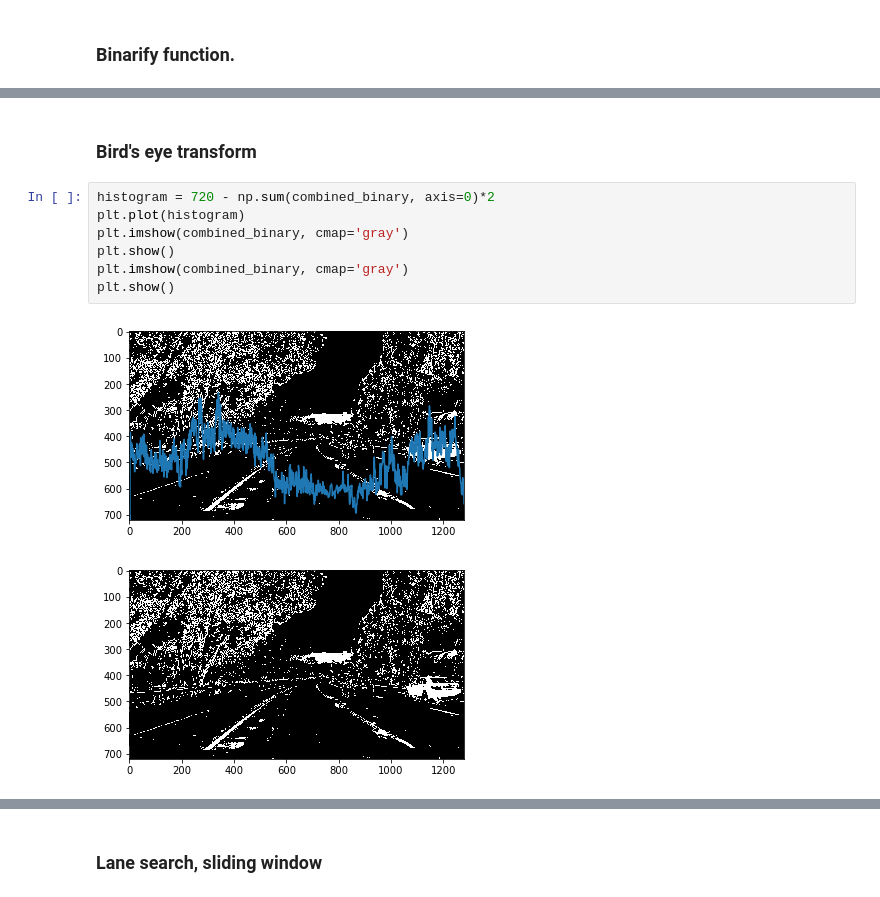
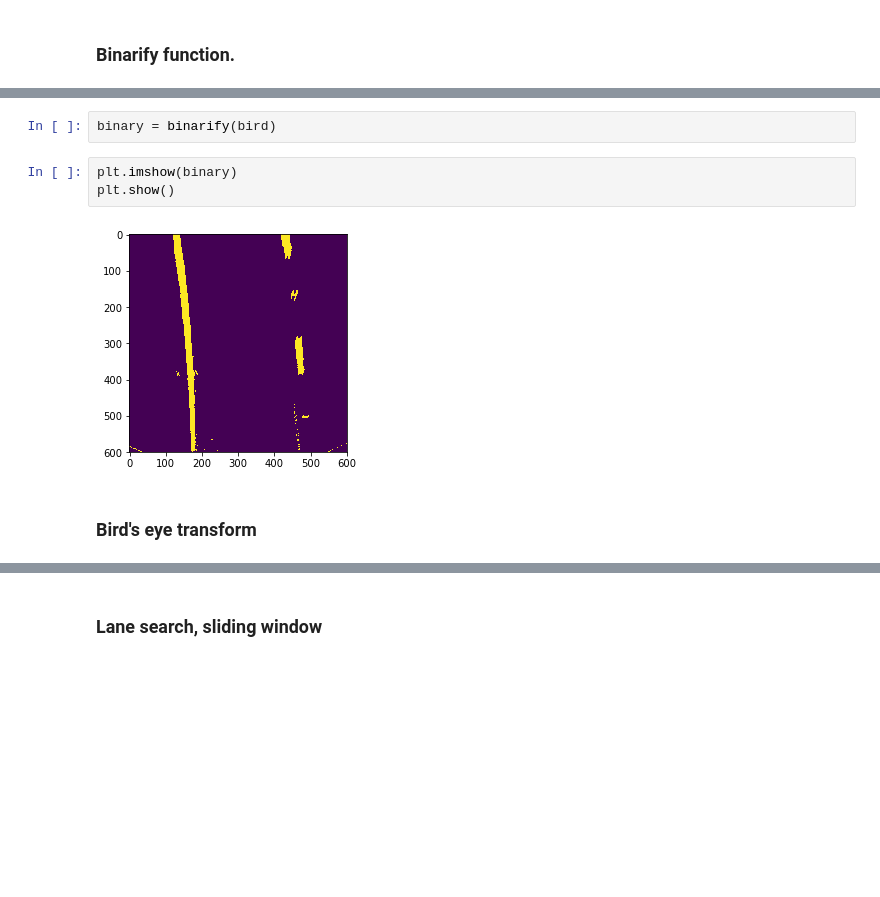
Before and after one commit to BrianStiner-zz/MathMagicMachine, a Jupyter notebook: Project4-CarND/example.ipynb, the cells around one changed output, grey strips where cells are left out. Drawn from its saved outputs; the diff is of its cells as text; blank space fills up the shorter version.

```diff
--- a/Project4-CarND/example.ipynb
+++ b/Project4-CarND/example.ipynb
@@ -125,12 +74,9 @@ plt.savefig('binary')
+# %%
+binary = binarify(bird)
+# %%
+plt.imshow(binary)
+plt.show()
+# %% [output]
+[figure, added]
 # %% [markdown]
 ### Bird's eye transform
-# %%
-histogram = 720 - np.sum(combined_binary, axis=0)*2
-plt.plot(histogram)
-plt.imshow(combined_binary, cmap='gray')
-plt.show()
-plt.imshow(combined_binary, cmap='gray')
-plt.show()
-# %% [output]
-[figure, removed]
-[figure, removed]
```
Also changed, not shown: parts of 33 cells of this notebook, 47 other files.
